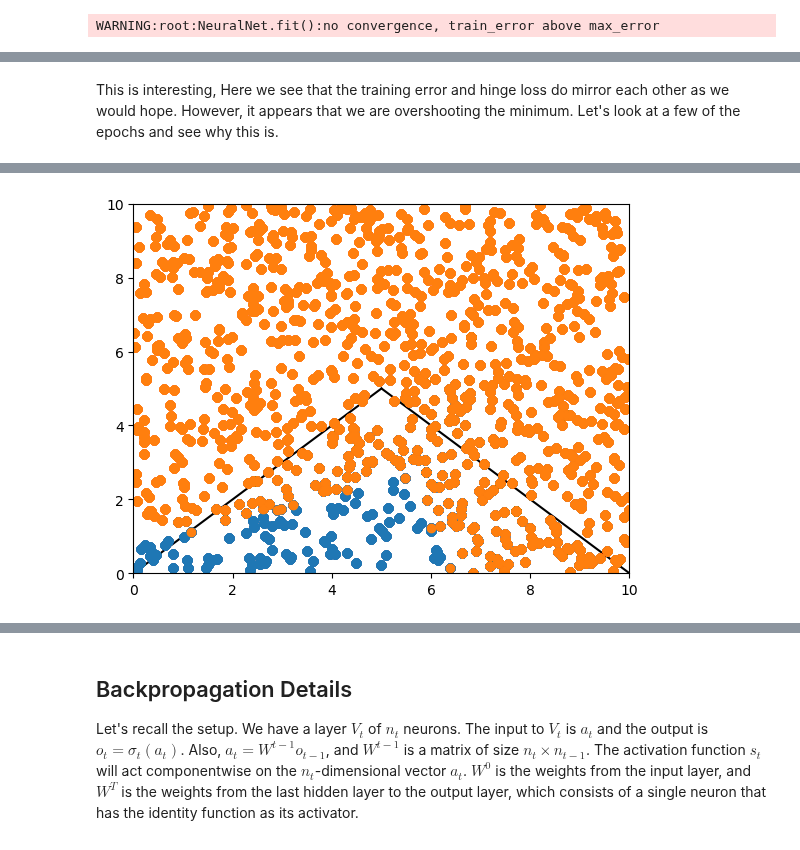
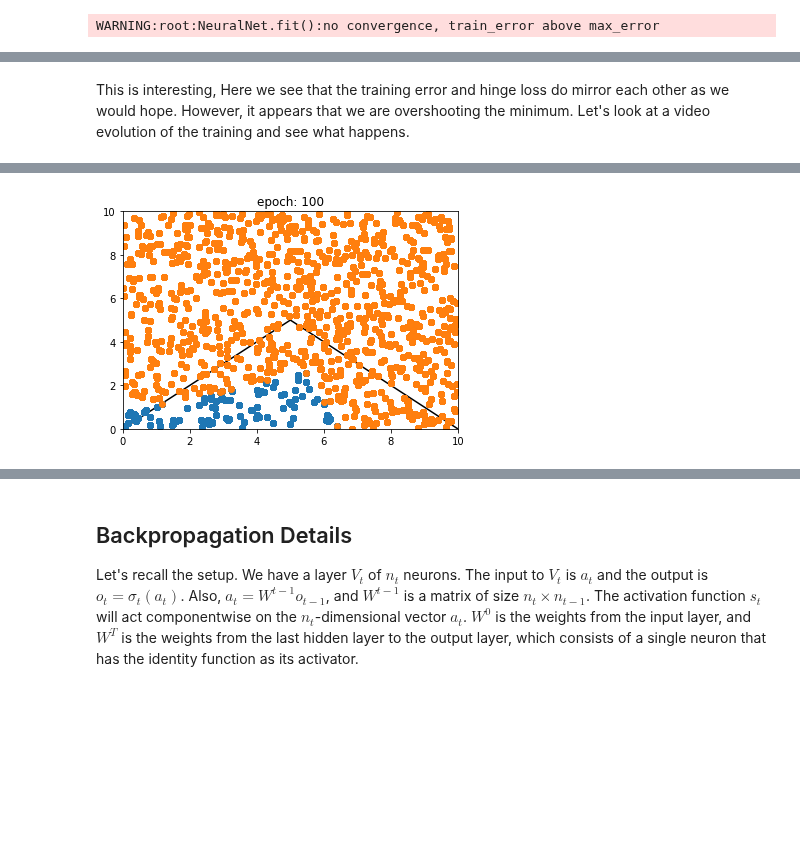
Before and after one commit to kevinnowland/kevinnowland.github.io, a Jupyter notebook: code/_notebooks/Backpropogation.ipynb, the cells around one changed output, grey strips where cells are left out. Cells and saved outputs as stored; diff of their text form; code cells hidden in the pictures; blank space fills up the shorter version.

Commit message:
add some training

```diff
--- a/code/_notebooks/Backpropogation.ipynb
+++ b/code/_notebooks/Backpropogation.ipynb
@@ -870,40 +860,3 @@ data = nn_4.fit(train_data[['x_1', 'x_2']], train_data['y'],
               random_seed=6)
 # %% [output]
 WARNING:root:NeuralNet.fit():no convergence, train_error above max_error
-# %%
-predictions = train_data[['x_1', 'x_2', 'y']].copy()
-predictions['final'] = nn_4.predict(train_data[['x_1', 'x_2']])
-orig_nn_4 = NeuralNet([input_layer, hidden_layer, output_layer], random_seed=12)
-orig_nn_4.w = initial_weights
-predictions['initial'] = orig_nn_4.predict(train_data[['x_1', 'x_2']])
-
-fig, ax = plt.subplots(2, 2, figsize=(16, 12))
-
-ax[0, 0].set_xlim([0, 10])
-ax[0, 0].set_ylim([0, 10])
-ax[0, 1].set_xlim([0, 10])
-ax[0, 1].set_ylim([0, 10])
-
-c = predictions['initial'] == 1
-ax[0, 0].plot(predictions[c]['x_1'], predictions[c]['x_2'], 'o', label='pos')
-ax[0, 0].plot(predictions[~c]['x_1'], predictions[~c]['x_2'], 'o', label='neg')
-ax[0, 0].set_title('initial predictions with train error {}'.format(data[0]['train_error']))
-ax[0, 0].plot([0, 5], [0, 5], color='black')
-ax[0, 0].plot([5, 10], [5, 0], color='black')
-
-c = predictions['final'] == 1
-ax[0, 1].plot(predictions[c]['x_1'], predictions[c]['x_2'], 'o', label='pos')
-ax[0, 1].plot(predictions[~c]['x_1'], predictions[~c]['x_2'], 'o', label='neg')
-ax[0, 1].set_title('final predictions with train error {}'.format(data[-1]['train_error']))
-ax[0, 1].plot([0, 5], [0, 5], color='black')
-ax[0, 1].plot([5, 10], [5, 0], color='black')
-
-ax[1, 0].plot([d['train_error'] for d in data])
-ax[1, 0].set_title('Train Error')
-ax[1, 0].set_xlabel('epoch')
-
-ax[1, 1].plot([d['avg_loss'] for d in data])
-ax[1, 1].set_title('Average Loss (hinge loss)')
-ax[1, 1].set_xlabel('epoch')
-
-plt.show()
@@ -912,35 +870,35 @@ plt.show()
 # %% [markdown]
 This is interesting, Here we see that the training error and hinge loss do
 mirror each other as we would hope. However, it appears that we are
-overshooting the minimum. Let's look at a few of the epochs and see why this is.
+overshooting the minimum. Let's look at a video evolution of the
+training and see what happens.
 # %%
 nn_ = NeuralNet([input_layer, hidden_layer, output_layer])
 
 fig, ax = plt.subplots()
 
 ax.set_xlim([0, 10])
 ax.set_ylim([0, 10])
 ax.plot([0, 5], [0, 5], color='black')
 ax.plot([5, 10], [5, 0], color='black')
 
 def init():
     return []
 
 def animate(i):
     nn_.w = data[i]['w']
     s_predict = nn_.predict(train_data[['x_1', 'x_2']])
     c = s_predict == 1
+    ax.set_title("epoch: {}".format(i+1))
     animList = ax.plot(train_data[c]['x_1'], train_data[c]['x_2'], 'C0o',
                        train_data[~c]['x_1'], train_data[~c]['x_2'], 'C1o')
     return animList
 
 
-#ax.plot(train_data[c]['x_1'], train_data[c]['x_2'], 'C0o')
-
 anim = FuncAnimation(fig, animate, init_func=init,
                      frames=100, interval=100, blit=True)
 
 HTML(anim.to_html5_video())
 # %% [output]
 [interactive output not drawn]
-[figure, old version]
+[figure, new version]
```
Also changed, not shown: parts of 12 cells of this notebook.
